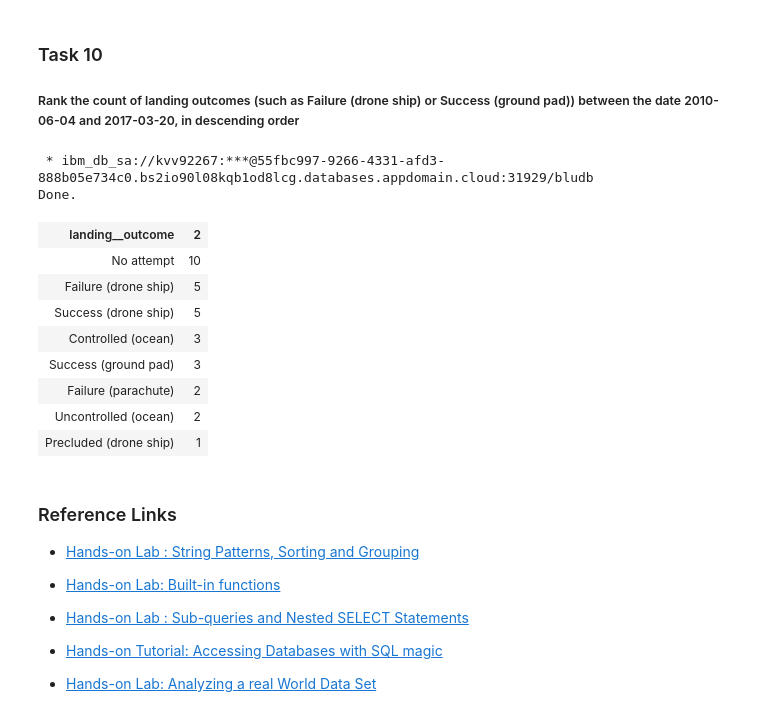
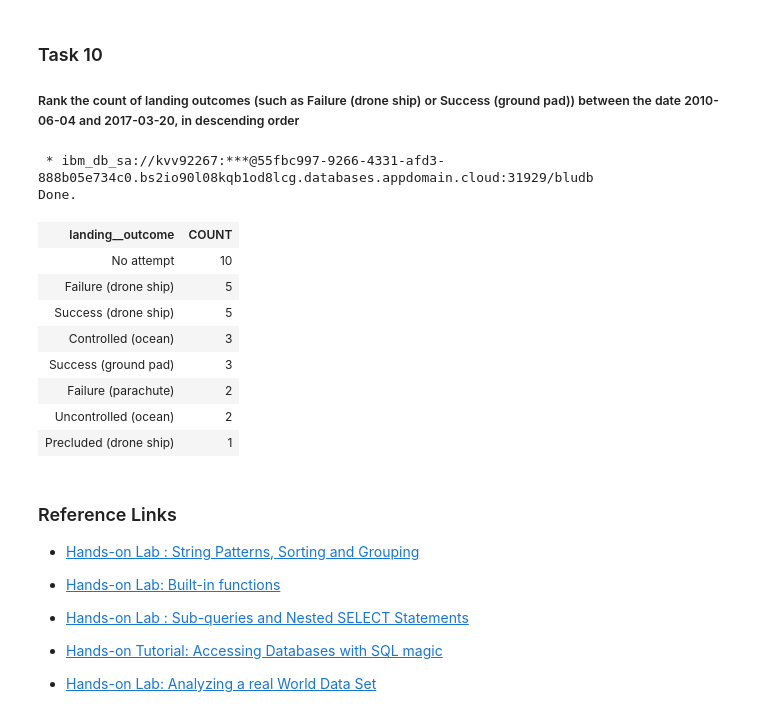
Before and after one commit to MakokwaneM/Coursera-Applied-Data-Science-Capstone-SpaceX, a Jupyter notebook: 4) W2 the EDA with SQL lab rev002.ipynb, the cells around one changed output. Cells and saved outputs as stored; diff of their text form; code cells hidden in the pictures.

```diff
--- a/4) W2 the EDA with SQL lab rev002.ipynb
+++ b/4) W2 the EDA with SQL lab rev002.ipynb
@@ -316,15 +316,15 @@ Done.
 # %%
 %%sql
 
-SELECT landing__outcome, count(*)
+SELECT landing__outcome, count(*) as count
 FROM SPACEXDATASET
 WHERE (date >= '2010-06-04' and date <= '2017-03-20')
 GROUP BY landing__outcome
 ORDER BY count(*) DESC
 # %% [output]
  * ibm_db_sa://kvv92267:***@55fbc997-9266-4331-afd3-888b05e734c0.bs2io90l08kqb1od8lcg.databases.appdomain.cloud:31929/bludb
 Done.
-| landing__outcome | 2 |
+| landing__outcome | COUNT |
 | No attempt | 10 |
 | Failure (drone ship) | 5 |
 | Success (drone ship) | 5 |
```
